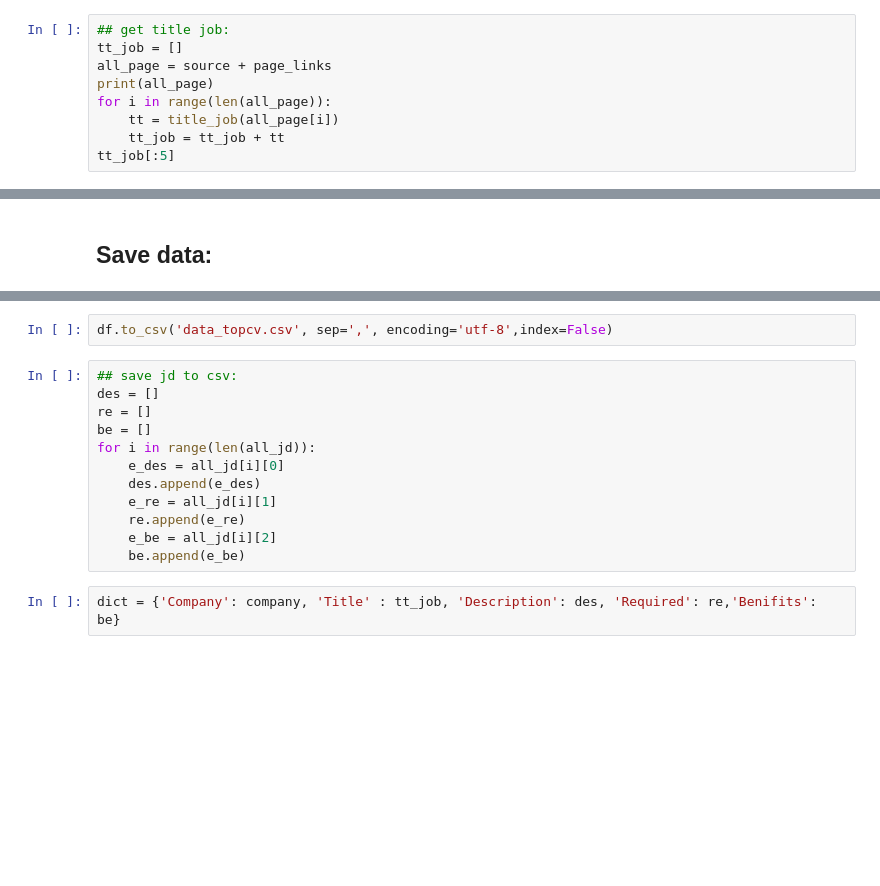
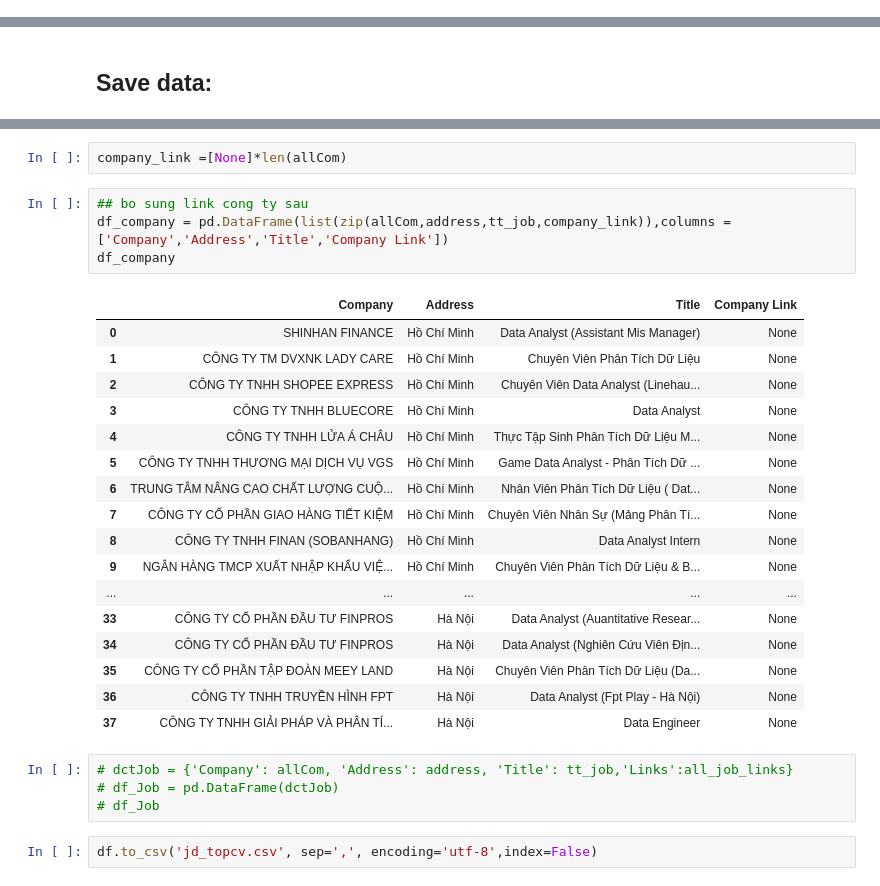
Before and after one commit to Hhanh-hub/data_analyst_salary, a Jupyter notebook: data_analyst_salary/crawing_topcv.ipynb, the cells around one changed output, grey strips where cells are left out. Saved outputs shown, nothing was run; the diff lists cells and outputs as text; blank space fills up the shorter version.

```diff
--- a/data_analyst_salary/crawing_topcv.ipynb
+++ b/data_analyst_salary/crawing_topcv.ipynb
@@ -131,9 +188,0 @@ print(job_link)
-# %%
-## get title job:
-tt_job = []
-all_page = source + page_links
-print(all_page)
-for i in range(len(all_page)):
-    tt = title_job(all_page[i])
-    tt_job = tt_job + tt
-tt_job[:5]
@@ -210,16 +265,30 @@ df[:5]
+# %%
+company_link =[None]*len(allCom)
+# %%
+## bo sung link cong ty sau
+df_company = pd.DataFrame(list(zip(allCom,address,tt_job,company_link)),columns =['Company','Address','Title','Company Link'])
+df_company
+# %% [output]
+|  | Company | Address | Title | Company Link |
+| 0 | SHINHAN FINANCE | Hồ Chí Minh | Data Analyst (Assistant Mis Manager) | None |
+| 1 | CÔNG TY TM DVXNK LADY CARE | Hồ Chí Minh | Chuyên Viên Phân Tích Dữ Liệu | None |
+| 2 | CÔNG TY TNHH SHOPEE EXPRESS | Hồ Chí Minh | Chuyên Viên Data Analyst (Linehau... | None |
+| 3 | CÔNG TY TNHH BLUECORE | Hồ Chí Minh | Data Analyst | None |
+| 4 | CÔNG TY TNHH LỬA Á CHÂU | Hồ Chí Minh | Thực Tập Sinh Phân Tích Dữ Liệu M... | None |
+| 5 | CÔNG TY TNHH THƯƠNG MẠI DỊCH VỤ VGS | Hồ Chí Minh | Game Data Analyst - Phân Tích Dữ ... | None |
+| 6 | TRUNG TÂM NÂNG CAO CHẤT LƯỢNG CUỘ... | Hồ Chí Minh | Nhân Viên Phân Tích Dữ Liệu ( Dat... | None |
+| 7 | CÔNG TY CỔ PHẦN GIAO HÀNG TIẾT KIỆM | Hồ Chí Minh | Chuyên Viên Nhân Sự (Mảng Phân Tí... | None |
+| 8 | CÔNG TY TNHH FINAN (SOBANHANG) | Hồ Chí Minh | Data Analyst Intern | None |
+| 9 | NGÂN HÀNG TMCP XUẤT NHẬP KHẨU VIỆ... | Hồ Chí Minh | Chuyên Viên Phân Tích Dữ Liệu & B... | None |
+| ... | ... | ... | ... | ... |
+| 33 | CÔNG TY CỔ PHẦN ĐẦU TƯ FINPROS | Hà Nội | Data Analyst (Auantitative Resear... | None |
+| 34 | CÔNG TY CỔ PHẦN ĐẦU TƯ FINPROS | Hà Nội | Data Analyst (Nghiên Cứu Viên Địn... | None |
+| 35 | CÔNG TY CỔ PHẦN TẬP ĐOÀN MEEY LAND | Hà Nội | Chuyên Viên Phân Tích Dữ Liệu (Da... | None |
+| 36 | CÔNG TY TNHH TRUYỀN HÌNH FPT | Hà Nội | Data Analyst (Fpt Play - Hà Nội) | None |
+| 37 | CÔNG TY TNHH GIẢI PHÁP VÀ PHÂN TÍ... | Hà Nội | Data Engineer | None |
+# %%
+# dctJob = {'Company': allCom, 'Address': address, 'Title': tt_job,'Links':all_job_links}
+# df_Job = pd.DataFrame(dctJob)
+# df_Job
 # %%
-df.to_csv('data_topcv.csv', sep=',', encoding='utf-8',index=False)
+df.to_csv('jd_topcv.csv', sep=',', encoding='utf-8',index=False)
-# %%
-## save jd to csv:
-des = []
-re = []
-be = []
-for i in range(len(all_jd)):
-    e_des = all_jd[i][0]
-    des.append(e_des)
-    e_re = all_jd[i][1]
-    re.append(e_re)
-    e_be = all_jd[i][2]
-    be.append(e_be)
-# %%
-dict = {'Company': company, 'Title' : tt_job, 'Description': des, 'Required': re,'Benifits': be}
```
Also changed, not shown: parts of 26 cells of this notebook.
